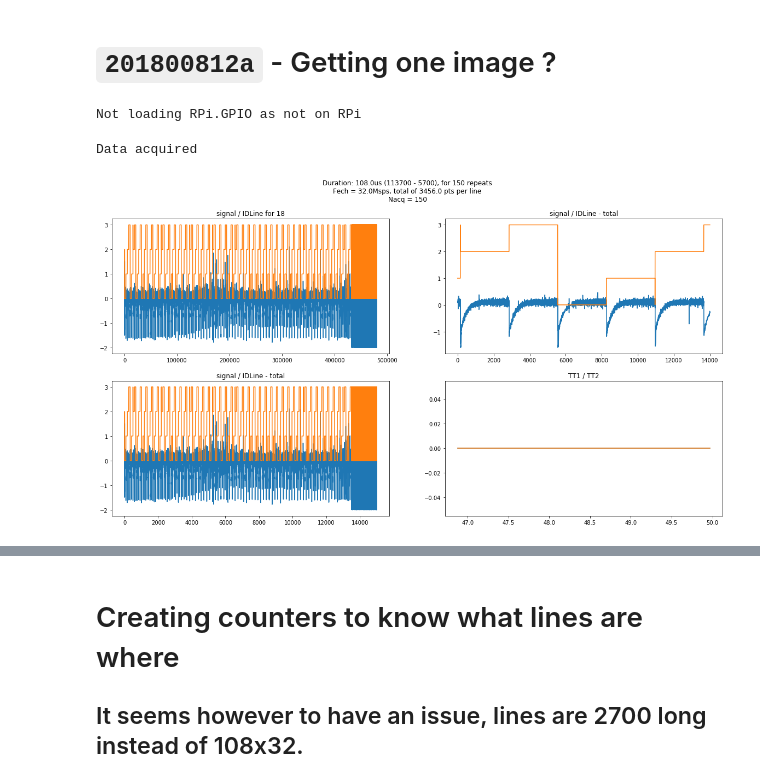
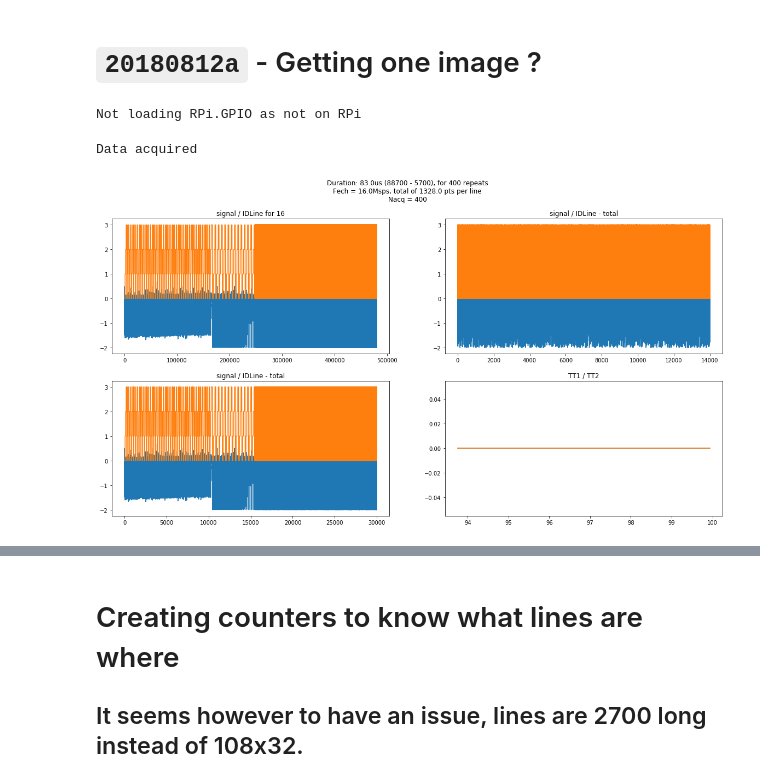
Before and after one commit to kelu124/echomods, a Jupyter notebook: include/images/kretzaw145ba/20180812a/20180812a-Acquisition-Phantom.ipynb, the cells around one changed output, grey strips where cells are left out. Cells and saved outputs as stored; diff of their text form; code cells hidden in the pictures.

```diff
--- a/include/images/kretzaw145ba/20180812a/20180812a-Acquisition-Phantom.ipynb
+++ b/include/images/kretzaw145ba/20180812a/20180812a-Acquisition-Phantom.ipynb
@@ -1,5 +1,5 @@
 # %% [markdown]
-# `201800812a` - Getting one image ?
+# `20180812a` - Getting one image ?
 # %%
 #!/usr/bin/python
 import spidev
@@ -16,38 +16,38 @@ from scipy import fftpack
 # %% [output]
 Not loading RPi.GPIO as not on RPi
 # %%
-for FILE in ["data/20180812a-18.json"]:
+for FILE in ["data/20180812a-16.json"]:
     x = us_json()
     x.JSONprocessing(FILE)
     # row and column sharing
     f, ((ax1, ax2), (ax3, ax4)) = plt.subplots(2, 2,figsize=(20,10))
     Duration = (x.parameters['LengthAcq']-x.parameters['DeltaAcq'])/1000.0
     Title = "Duration: "+str(Duration)+"us ("+str(x.parameters['LengthAcq'])+" - "
     Title+= str(x.parameters['DeltaAcq'])+"), for "+str(x.Nacq)
     Title += " repeats\n"
     Title += "Fech = "+str(x.f)+"Msps, total of "+str(float(x.f)*Duration)+" pts per line\n"
     Title += "Nacq = "+str(x.Nacq)
     plt.suptitle(Title)
     #plt.figure()
     A = 4000
     B = 6000
     ax1.plot(x.tmp)
     ax1.plot(x.IDLine)
     ax1.set_title('signal / IDLine for '+str(x.N))
     A =340000
     ax2.plot(x.tmp[A:A+14000])
     ax2.plot(x.IDLine[A:A+14000])
     ax2.set_title('signal / IDLine - total')
     ax3.plot(x.t,x.tmp)
     ax3.plot(x.t,x.IDLine)
     ax3.set_title('signal / IDLine - total')
     ax4.plot(x.t[1500:1600],x.TT1[1500:1600])
     ax4.plot(x.t[1500:1600],x.TT2[1500:1600])
     ax4.set_title('TT1 / TT2')
     plt.show()
     #plt.tight_layout()
     FileName = "images/"+x.iD+"-"+str(x.N)+"-all.jpg"
     f.savefig(FileName)
 # %% [output]
 Data acquired
-[figure, old version]
+[figure, new version]
```
Also changed, not shown: parts of 16 cells of this notebook, 31 other files.
